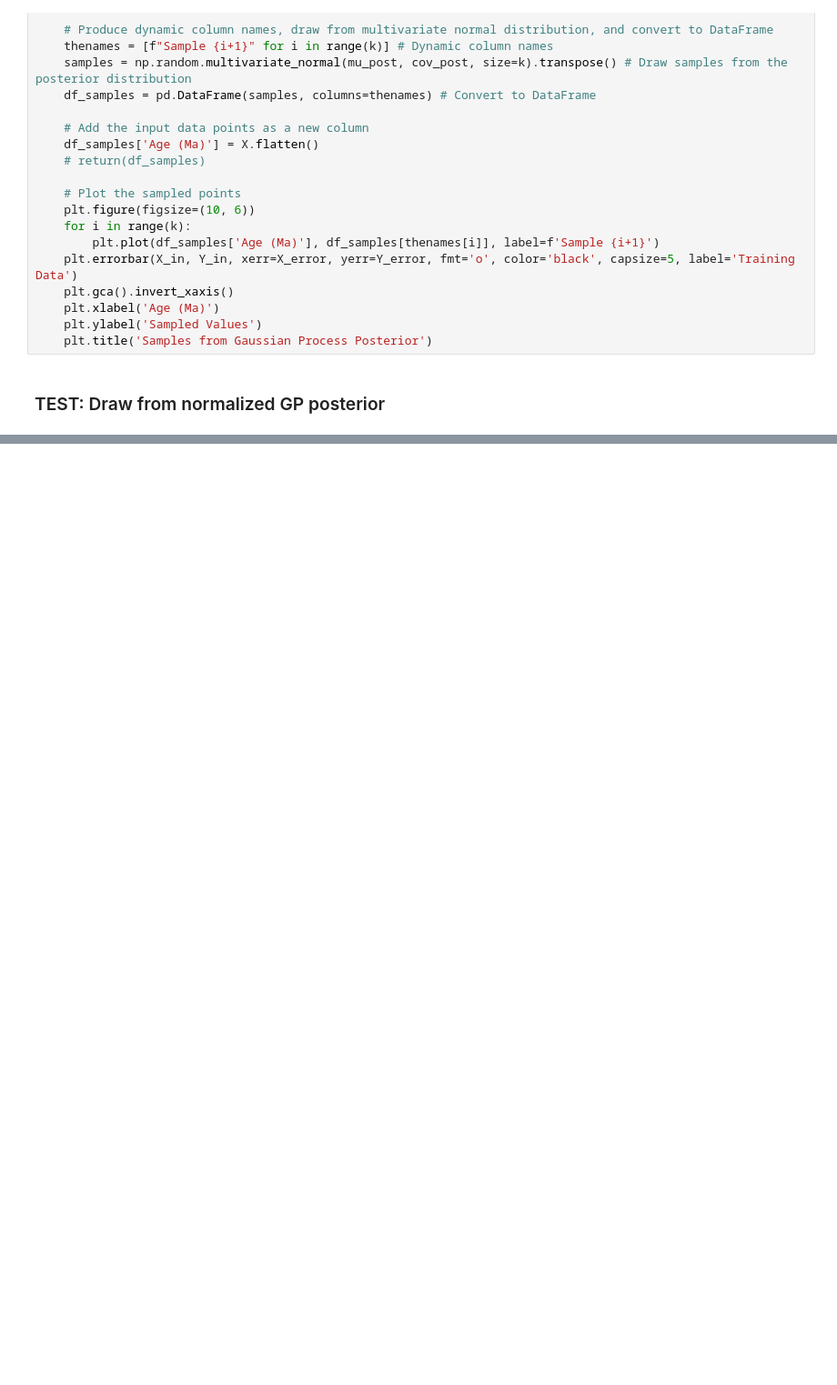
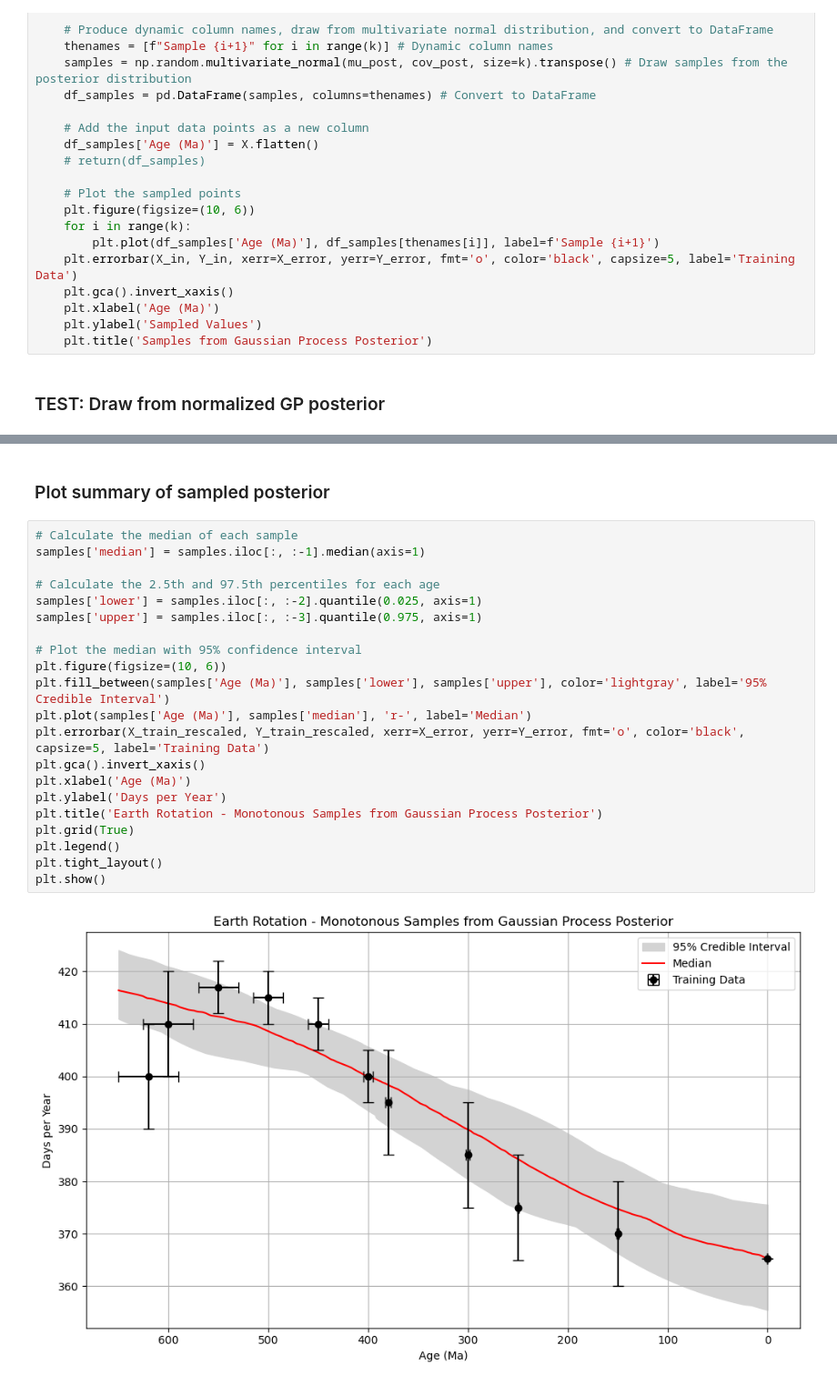
Before and after one commit to nielsjdewinter/Earth_Moon_Gaussian_process, a Jupyter notebook: EMGaussian_RBF_linear_errors.ipynb, the cells around one changed output, grey strips where cells are left out. Shown at 91% size. Saved outputs shown, nothing was run; the diff lists cells and outputs as text; blank space fills up the shorter version.

```diff
--- a/EMGaussian_RBF_linear_errors.ipynb
+++ b/EMGaussian_RBF_linear_errors.ipynb
@@ -416,0 +549,25 @@ sample_from_GP_posterior(cov_post_rescaled, mu_post_rescaled, X = X_test_rescale
+# %% [markdown]
+### Plot summary of sampled posterior
+# %%
+# Calculate the median of each sample
+samples['median'] = samples.iloc[:, :-1].median(axis=1)
+
+# Calculate the 2.5th and 97.5th percentiles for each age
+samples['lower'] = samples.iloc[:, :-2].quantile(0.025, axis=1)
+samples['upper'] = samples.iloc[:, :-3].quantile(0.975, axis=1)
+
+# Plot the median with 95% confidence interval
+plt.figure(figsize=(10, 6))
+plt.fill_between(samples['Age (Ma)'], samples['lower'], samples['upper'], color='lightgray', label='95% Credible Interval')
+plt.plot(samples['Age (Ma)'], samples['median'], 'r-', label='Median')
+plt.errorbar(X_train_rescaled, Y_train_rescaled, xerr=X_error, yerr=Y_error, fmt='o', color='black', capsize=5, label='Training Data')
+plt.gca().invert_xaxis()
+plt.xlabel('Age (Ma)')
+plt.ylabel('Days per Year')
+plt.title('Earth Rotation - Monotonous Samples from Gaussian Process Posterior')
+plt.grid(True)
+plt.legend()
+plt.tight_layout()
+plt.show()
+# %% [output]
+[figure, added]
```
Also changed, not shown: parts of 14 cells of this notebook, 1 other file.
